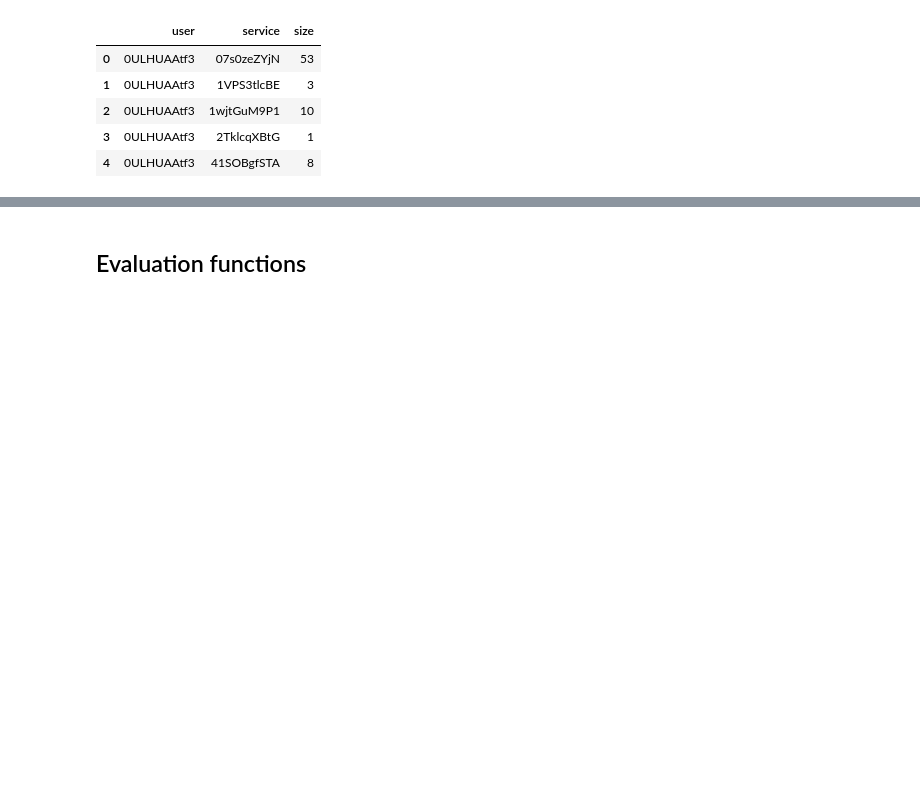
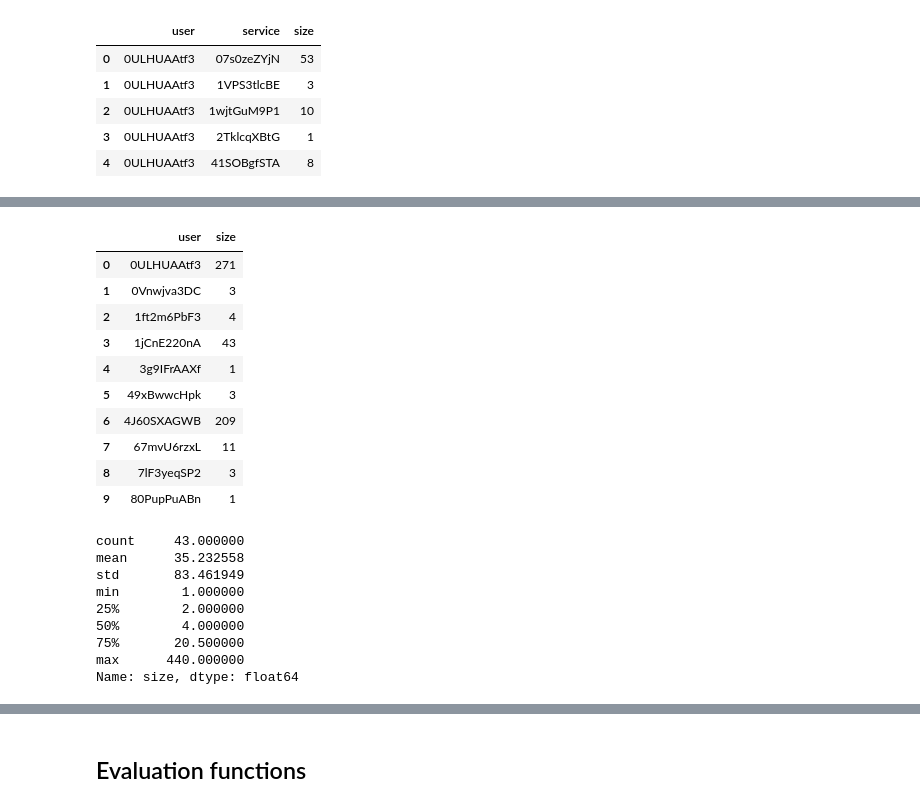
Before and after one commit to Roy7017/Recommenders, a Jupyter notebook: baseline.ipynb, the cells around one changed output, grey strips where cells are left out. Cells and saved outputs as stored; diff of their text form; code cells hidden in the pictures; blank space fills up the shorter version.

```diff
--- a/baseline.ipynb
+++ b/baseline.ipynb
@@ -252 +279,26 @@ train_data[train_data["user"] == "Wuht2SEQKc"][["service", "size"]].sort_values(
+# %%
+user_count = train_data[['user', 'service', 'size']].groupby('user', as_index=False).sum()
+display(user_count.head(10))
+user_count['size'].describe()
+# %% [output]
+|  | user | size |
+| 0 | 0ULHUAAtf3 | 271 |
+| 1 | 0Vnwjva3DC | 3 |
+| 2 | 1ft2m6PbF3 | 4 |
+| 3 | 1jCnE220nA | 43 |
+| 4 | 3g9IFrAAXf | 1 |
+| 5 | 49xBwwcHpk | 3 |
+| 6 | 4J60SXAGWB | 209 |
+| 7 | 67mvU6rzxL | 11 |
+| 8 | 7lF3yeqSP2 | 3 |
+| 9 | 80PupPuABn | 1 |
+count     43.000000
+mean      35.232558
+std       83.461949
+min        1.000000
+25%        2.000000
+50%        4.000000
+75%       20.500000
+max      440.000000
+Name: size, dtype: float64
 # %%
```
Also changed, not shown: parts of 24 cells of this notebook.
